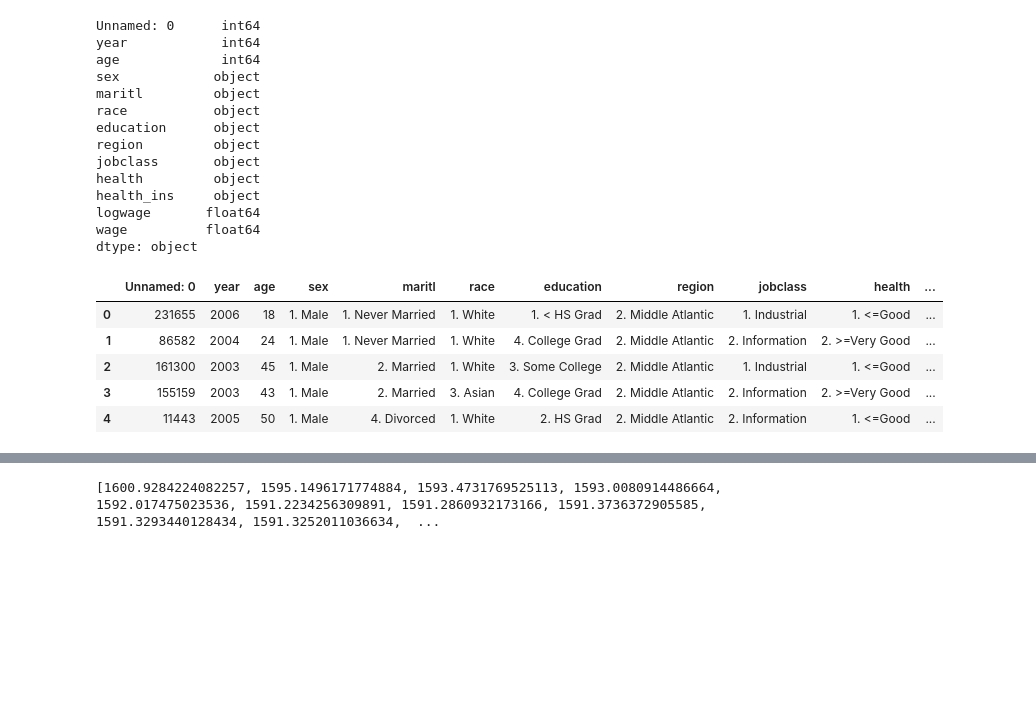
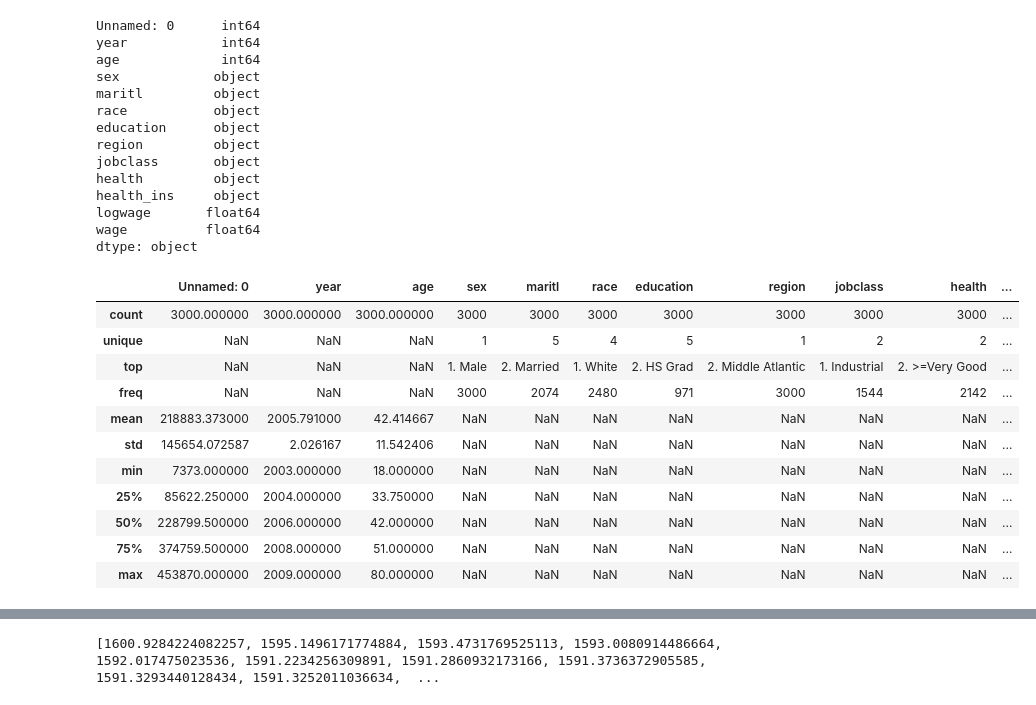
Before and after one commit to ahmedopolis/YCBS-255-Statistical-Machine-Learning, a Jupyter notebook: Assignments/Assignment 3/assignment03_mcgill_ahmedibrahim.ipynb, the cells around one changed output, grey strips where cells are left out. Drawn from its saved outputs; the diff is of its cells as text; code cells hidden in the pictures; blank space fills up the shorter version.

Commit message:
:construction: A few more questions to go.

```diff
--- a/Assignments/Assignment 3/assignment03_mcgill_ahmedibrahim.ipynb
+++ b/Assignments/Assignment 3/assignment03_mcgill_ahmedibrahim.ipynb
@@ -219,17 +220,22 @@ health_ins     object
 logwage       float64
 wage          float64
 dtype: object
+# %%
+wage_data.describe(include = 'all')
+# %% [output]
+|  | Unnamed: 0 | year | age | sex | maritl | race | education | region | jobclass | health | ... |
+| count | 3000.000000 | 3000.000000 | 3000.000000 | 3000 | 3000 | 3000 | 3000 | 3000 | 3000 | 3000 | ... |
+| unique | NaN | NaN | NaN | 1 | 5 | 4 | 5 | 1 | 2 | 2 | ... |
+| top | NaN | NaN | NaN | 1. Male | 2. Married | 1. White | 2. HS Grad | 2. Middle Atlantic | 1. Industrial | 2. >=Very Good | ... |
+| freq | NaN | NaN | NaN | 3000 | 2074 | 2480 | 971 | 3000 | 1544 | 2142 | ... |
+| mean | 218883.373000 | 2005.791000 | 42.414667 | NaN | NaN | NaN | NaN | NaN | NaN | NaN | ... |
+| std | 145654.072587 | 2.026167 | 11.542406 | NaN | NaN | NaN | NaN | NaN | NaN | NaN | ... |
+| min | 7373.000000 | 2003.000000 | 18.000000 | NaN | NaN | NaN | NaN | NaN | NaN | NaN | ... |
+| 25% | 85622.250000 | 2004.000000 | 33.750000 | NaN | NaN | NaN | NaN | NaN | NaN | NaN | ... |
+| 50% | 228799.500000 | 2006.000000 | 42.000000 | NaN | NaN | NaN | NaN | NaN | NaN | NaN | ... |
+| 75% | 374759.500000 | 2008.000000 | 51.000000 | NaN | NaN | NaN | NaN | NaN | NaN | NaN | ... |
+| max | 453870.000000 | 2009.000000 | 80.000000 | NaN | NaN | NaN | NaN | NaN | NaN | NaN | ... |
 # %%
 # Question B1: Extract necessary columns.
 data_x = wage_data['age']
 data_y = wage_data['wage']
-# %%
-# Question B1: Do some data exploration on 'Wage.csv'.
-wage_data.head()
-# %% [output]
-|  | Unnamed: 0 | year | age | sex | maritl | race | education | region | jobclass | health | ... |
-| 0 | 231655 | 2006 | 18 | 1. Male | 1. Never Married | 1. White | 1. < HS Grad | 2. Middle Atlantic | 1. Industrial | 1. <=Good | ... |
-| 1 | 86582 | 2004 | 24 | 1. Male | 1. Never Married | 1. White | 4. College Grad | 2. Middle Atlantic | 2. Information | 2. >=Very Good | ... |
-| 2 | 161300 | 2003 | 45 | 1. Male | 2. Married | 1. White | 3. Some College | 2. Middle Atlantic | 1. Industrial | 1. <=Good | ... |
-| 3 | 155159 | 2003 | 43 | 1. Male | 2. Married | 3. Asian | 4. College Grad | 2. Middle Atlantic | 2. Information | 2. >=Very Good | ... |
-| 4 | 11443 | 2005 | 50 | 1. Male | 4. Divorced | 1. White | 2. HS Grad | 2. Middle Atlantic | 2. Information | 1. <=Good | ... |
```
Also changed, not shown: parts of 31 cells of this notebook.
